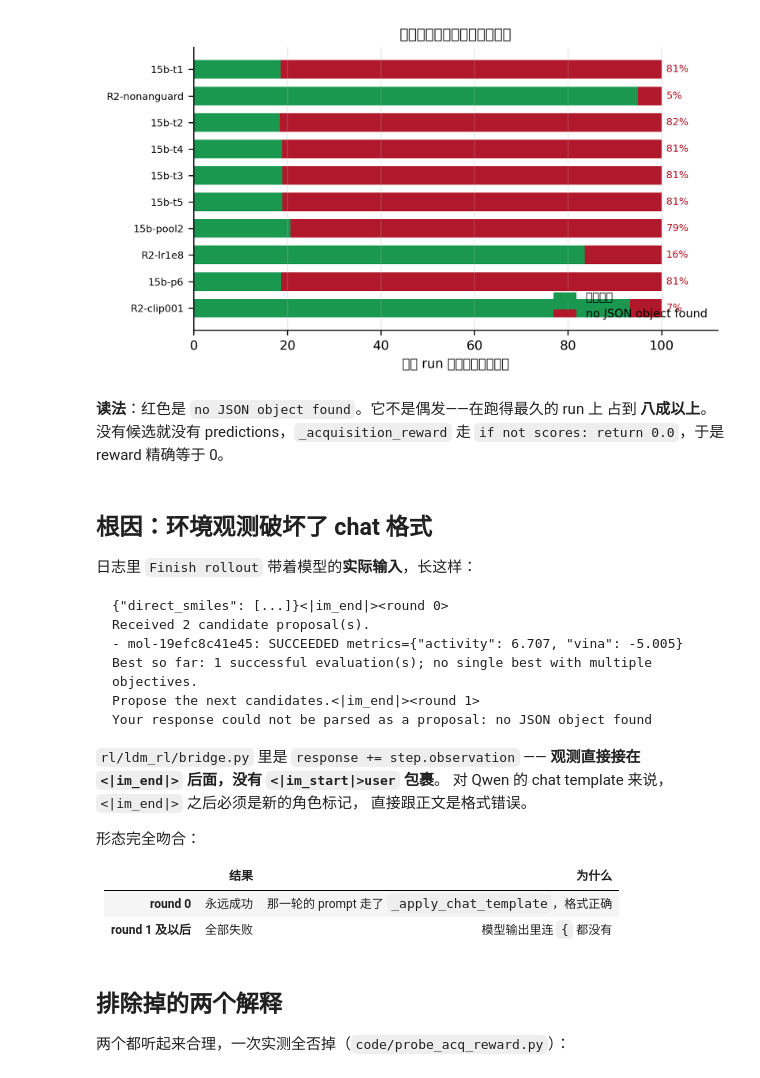
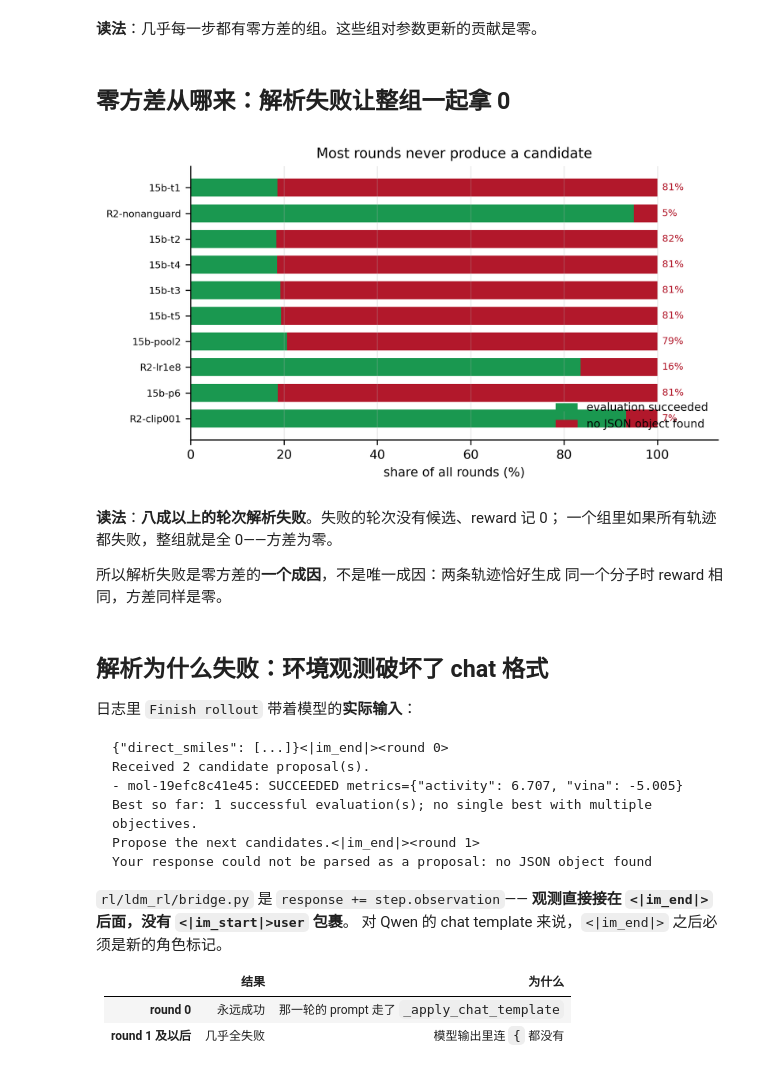
Before and after one commit to KangOxford/Large-Discovery-Models, a Jupyter notebook: rl/slime_launch/handoff_notebooks/01_reward_always_zero.ipynb, the cells around one changed output. Cells and saved outputs as stored; diff of their text form; code cells hidden in the pictures.

````diff
--- a/rl/slime_launch/handoff_notebooks/01_reward_always_zero.ipynb
+++ b/rl/slime_launch/handoff_notebooks/01_reward_always_zero.ipynb
@@ -82,0 +85,16 @@ slime 的 `+1e-6` 保护让它不发散——**所以训练不会报错，loss
+# %%
+sub = [r for r in aud["runs"] if r["n_steps"] >= 10]
+sub = sorted(sub, key=lambda r: -r["n_steps"])[:12]
+fig, ax = plt.subplots(figsize=(6.6, 3.8))
+y = np.arange(len(sub))
+per_step = [r["zero_std_total"] / max(r["n_steps"], 1) for r in sub]
+ax.barh(y, per_step, color="#b2182b", height=.68)
+for i, (r, v) in enumerate(zip(sub, per_step)):
+    ax.text(v + .02, i, f'{r["zero_std_total"]} in {r["n_steps"]} steps',
+            va="center", fontsize=7)
+ax.set_yticks(y); ax.set_yticklabels([r["run"][:22] for r in sub], fontsize=7)
+ax.invert_yaxis()
+ax.set_xlabel("zero-variance groups per training step")
+ax.set_title("Groups with zero reward variance contribute no gradient", fontsize=10)
+ax.set_xlim(0, max(per_step) * 1.5); ax.grid(axis="y", alpha=0)
+plt.tight_layout(); plt.show()
@@ -83,30 +103,38 @@ slime 的 `+1e-6` 保护让它不发散——**所以训练不会报错，loss
+# %% [markdown]
+**读法**：几乎每一步都有零方差的组。这些组对参数更新的贡献是零。
+# %% [markdown]
+## 零方差从哪来：解析失败让整组一起拿 0
 # %%
 sub = [r for r in aud["runs"] if r["n_parse_fail"] + r["n_succeeded"] >= 20]
 sub = sorted(sub, key=lambda r: -(r["n_parse_fail"] + r["n_succeeded"]))[:10]
-fig, ax = plt.subplots(figsize=(6.2, 3.6))
+fig, ax = plt.subplots(figsize=(6.4, 3.6))
 y = np.arange(len(sub))
 ok = np.array([r["n_succeeded"] for r in sub], float)
 bad = np.array([r["n_parse_fail"] for r in sub], float)
 tot = ok + bad
-ax.barh(y, 100*ok/tot, color="#1a9850", height=.7, label="成功评测")
-ax.barh(y, 100*bad/tot, left=100*ok/tot, color="#b2182b", height=.7, label="no JSON object found")
-for i, r in enumerate(sub):
-    ax.text(101, i, f'{100*bad[i]/tot[i]:.0f}%', va="center", fontsize=7, color="#b2182b")
+ax.barh(y, 100*ok/tot, color="#1a9850", height=.7, label="evaluation succeeded")
+ax.barh(y, 100*bad/tot, left=100*ok/tot, color="#b2182b", height=.7,
+        label="no JSON object found")
+for i in range(len(sub)):
+    ax.text(101, i, f"{100*bad[i]/tot[i]:.0f}%", va="center", fontsize=7, color="#b2182b")
 ax.set_yticks(y); ax.set_yticklabels([r["run"][:22] for r in sub], fontsize=7)
-ax.invert_yaxis(); ax.set_xlim(0, 112); ax.set_xlabel("占该 run 全部轮次的百分比")
-ax.set_title("解析失败吃掉了绝大多数轮次", fontsize=10)
+ax.invert_yaxis(); ax.set_xlim(0, 113)
+ax.set_xlabel("share of all rounds (%)")
+ax.set_title("Most rounds never produce a candidate", fontsize=10)
 ax.legend(frameon=False, fontsize=8, loc="lower right"); ax.grid(axis="y", alpha=0)
 plt.tight_layout(); plt.show()
 # %% [output]
-[figure, old version]
+[figure, new version]
-# %% [markdown]
-**读法**：红色是 `no JSON object found`。它不是偶发——在跑得最久的 run 上
-占到 **八成以上**。没有候选就没有 predictions，`_acquisition_reward` 走
-`if not scores: return 0.0`，于是 reward 精确等于 0。
+# %% [markdown]
+**读法**：**八成以上的轮次解析失败**。失败的轮次没有候选、reward 记 0；
+一个组里如果所有轨迹都失败，整组就是全 0——方差为零。
+
+所以解析失败是零方差的**一个成因**，不是唯一成因：两条轨迹恰好生成
+同一个分子时 reward 相同，方差同样是零。
 # %% [markdown]
-## 根因：环境观测破坏了 chat 格式
+## 解析为什么失败：环境观测破坏了 chat 格式
 
-日志里 `Finish rollout` 带着模型的**实际输入**，长这样：
+日志里 `Finish rollout` 带着模型的**实际输入**：
 
 ```
 {"direct_smiles": [...]}<|im_end|><round 0>
@@ -117,18 +145,11 @@ Propose the next candidates.<|im_end|><round 1>
 Your response could not be parsed as a proposal: no JSON object found
 ```
 
-`rl/ldm_rl/bridge.py` 里是 `response += step.observation` ——
+`rl/ldm_rl/bridge.py` 是 `response += step.observation`——
 **观测直接接在 `<|im_end|>` 后面，没有 `<|im_start|>user` 包裹**。
-对 Qwen 的 chat template 来说，`<|im_end|>` 之后必须是新的角色标记，
-直接跟正文是格式错误。
-
-形态完全吻合：
+对 Qwen 的 chat template 来说，`<|im_end|>` 之后必须是新的角色标记。
 
 | | 结果 | 为什么 |
 |---|---|---|
-| **round 0** | 永远成功 | 那一轮的 prompt 走了 `_apply_chat_template`，格式正确 |
-| **round 1 及以后** | 全部失败 | 模型输出里连 `{` 都没有 |
+| **round 0** | 永远成功 | 那一轮的 prompt 走了 `_apply_chat_template` |
+| **round 1 及以后** | 几乎全失败 | 模型输出里连 `{` 都没有 |
-# %% [markdown]
-## 排除掉的两个解释
-
-两个都听起来合理，一次实测全否掉（`code/probe_acq_reward.py`）：
````
Also changed, not shown: parts of 18 cells of this notebook, 8 other files.
